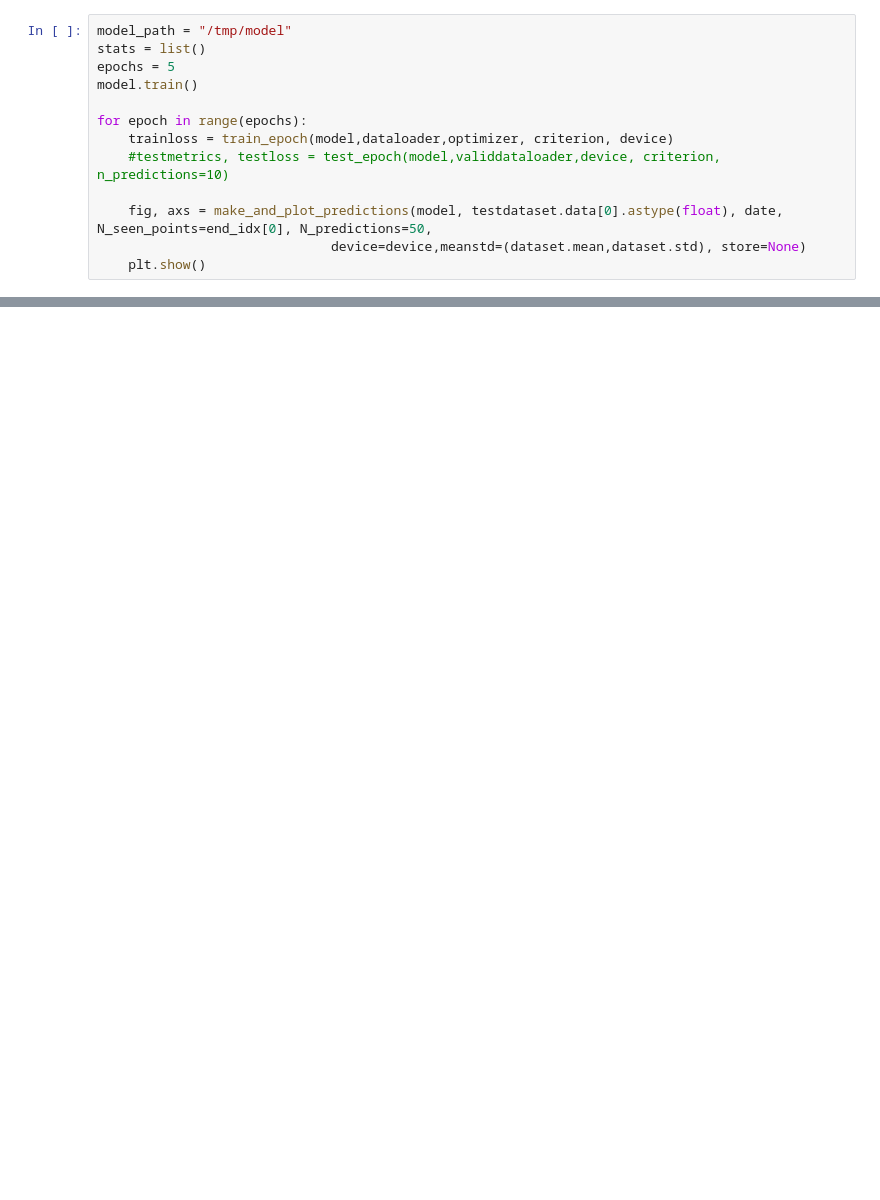
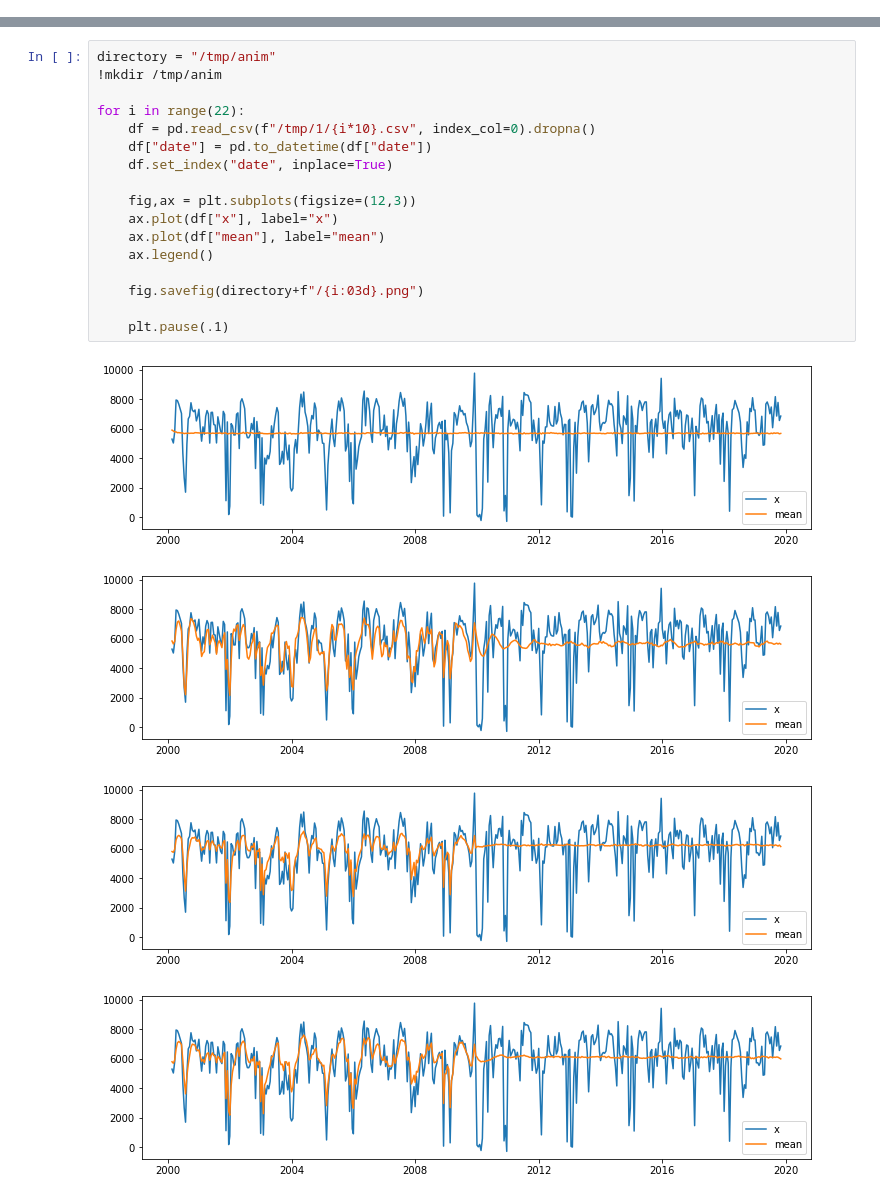
Before and after one commit to MarcCoru/igarss2020_code, a Jupyter notebook: notebooks/xx_training_animation.ipynb, the cells around one changed output, grey strips where cells are left out. Drawn from its saved outputs; the diff is of its cells as text; blank space fills up the shorter version.

```diff
--- a/notebooks/xx_training_animation.ipynb
+++ b/notebooks/xx_training_animation.ipynb
@@ -129,13 +0,0 @@ loading cached dataset found at /tmp/germany.npz
-# %%
-model_path = "/tmp/model"
-stats = list()
-epochs = 5
-model.train()
-
-for epoch in range(epochs):
-    trainloss = train_epoch(model,dataloader,optimizer, criterion, device)
-    #testmetrics, testloss = test_epoch(model,validdataloader,device, criterion, n_predictions=10)
-
-    fig, axs = make_and_plot_predictions(model, testdataset.data[0].astype(float), date, N_seen_points=end_idx[0], N_predictions=50,
-                              device=device,meanstd=(dataset.mean,dataset.std), store=None)
-    plt.show()
@@ -260,0 +211,22 @@ TypeError: unsupported format string passed to Tensor.__format__
+# %%
+directory = "/tmp/anim"
+!mkdir /tmp/anim
+
+for i in range(22):
+    df = pd.read_csv(f"/tmp/1/{i*10}.csv", index_col=0).dropna()
+    df["date"] = pd.to_datetime(df["date"])
+    df.set_index("date", inplace=True)
+
+    fig,ax = plt.subplots(figsize=(12,3))
+    ax.plot(df["x"], label="x")
+    ax.plot(df["mean"], label="mean")
+    ax.legend()
+
+    fig.savefig(directory+f"/{i:03d}.png")
+
+    plt.pause(.1)
+# %% [output]
+[figure, added]
+[figure, added]
+[figure, added]
+[figure, added]
```
Also changed, not shown: parts of 10 cells of this notebook, 3 other files.
